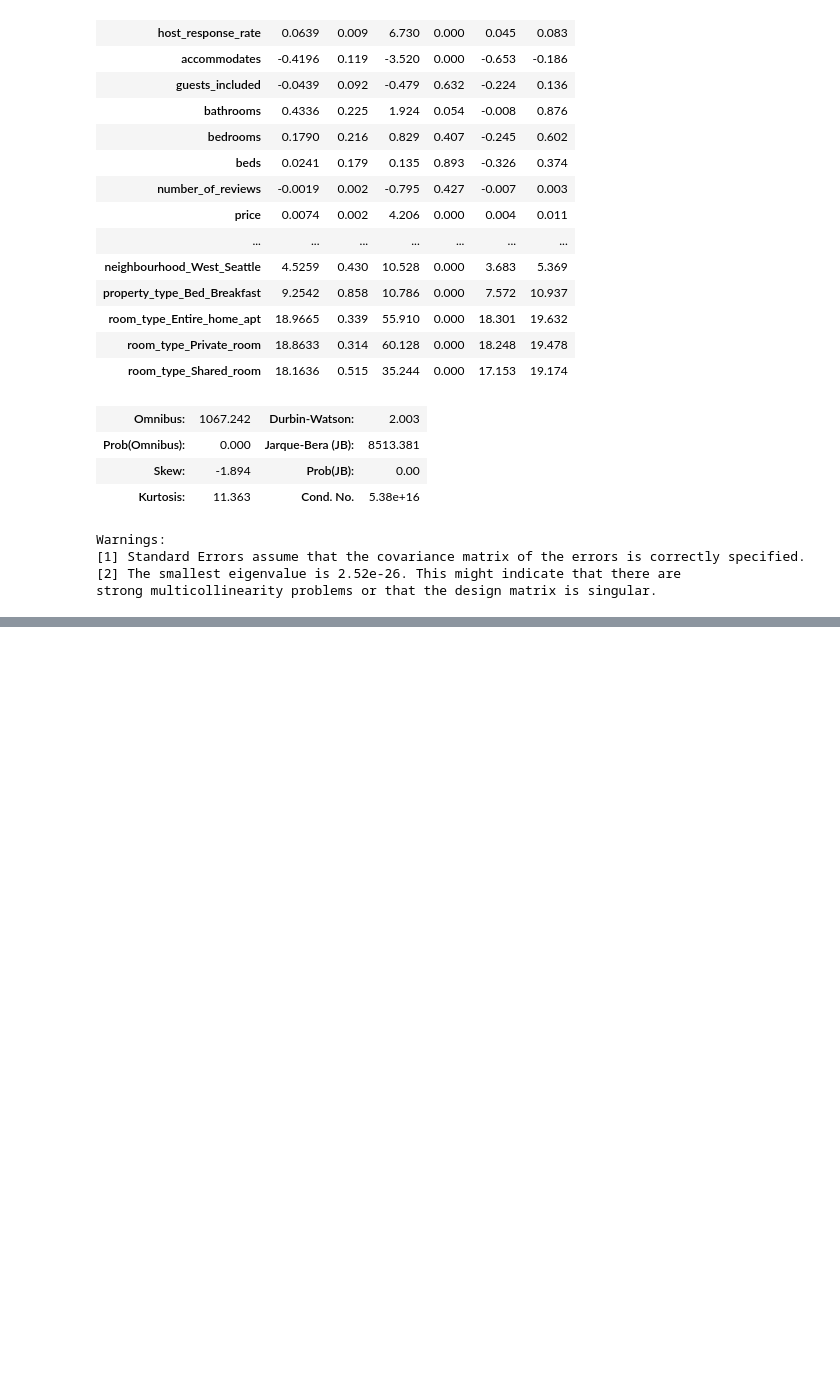
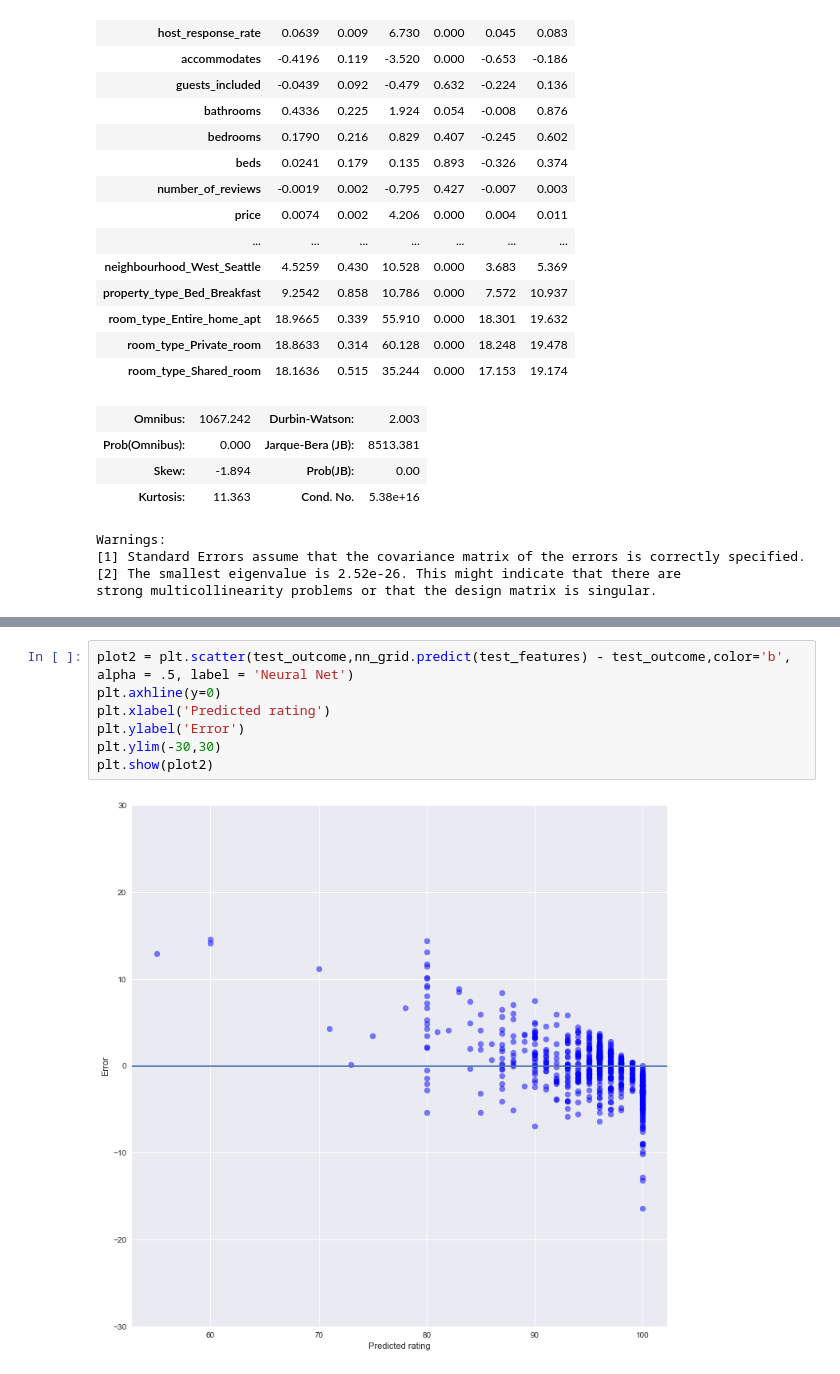
Before and after one commit to joshkeating/inf370-final-project, a Jupyter notebook: analysis.ipynb, the cells around one changed output, grey strips where cells are left out. Cells and saved outputs as stored; diff of their text form; blank space fills up the shorter version.

```diff
--- a/analysis.ipynb
+++ b/analysis.ipynb
@@ -328,0 +382,9 @@ strong multicollinearity problems or that the design matrix is singular.
+# %%
+plot2 = plt.scatter(test_outcome,nn_grid.predict(test_features) - test_outcome,color='b', alpha = .5, label = 'Neural Net')
+plt.axhline(y=0)
+plt.xlabel('Predicted rating')
+plt.ylabel('Error')
+plt.ylim(-30,30)
+plt.show(plot2)
+# %% [output]
+[figure, added]
```
Also changed, not shown: parts of 27 cells of this notebook, 1 other file.
